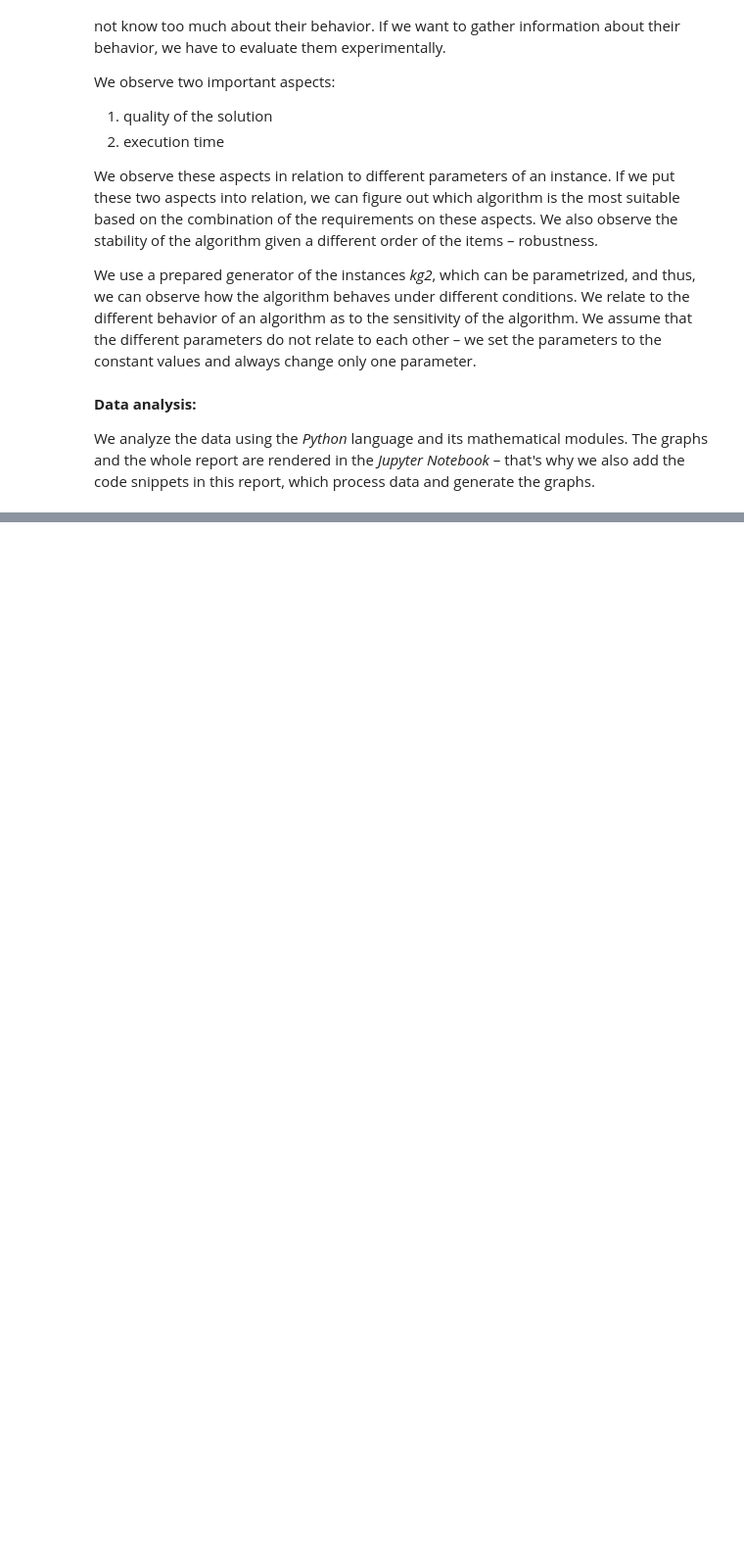
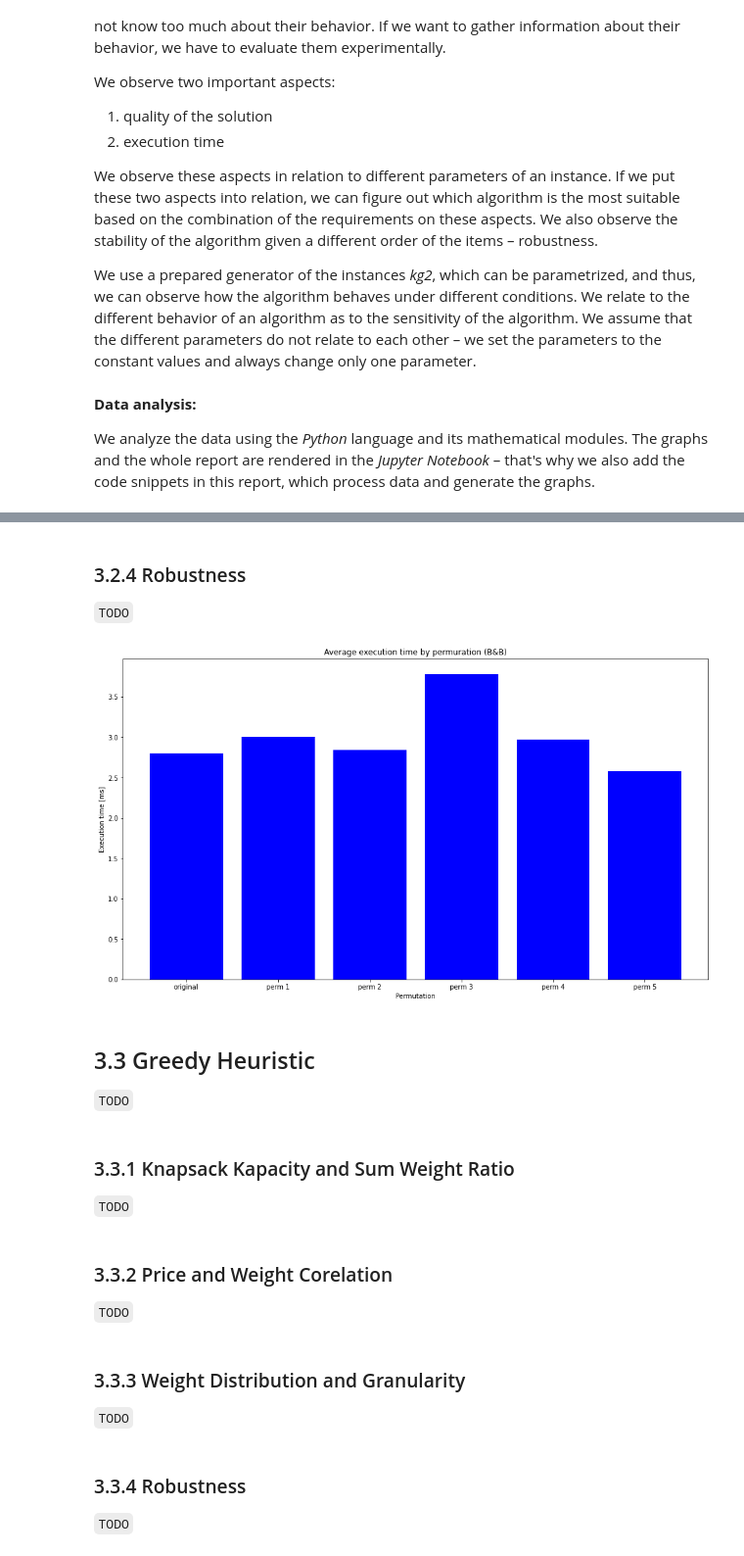
Before and after one commit to patrotom/combinatorial-optimization-problems, a Jupyter notebook: experimental_evaluation/notebooks/experimental_evaluation.ipynb, the cells around one changed output, grey strips where cells are left out. Shown at 98% size. Cells and saved outputs as stored; diff of their text form; code cells hidden in the pictures; blank space fills up the shorter version.

```diff
--- a/experimental_evaluation/notebooks/experimental_evaluation.ipynb
+++ b/experimental_evaluation/notebooks/experimental_evaluation.ipynb
@@ -218,0 +419,30 @@ Computer configuration:
+# %% [markdown]
+### 3.2.4 Robustness
+
+`TODO`
+# %%
+p_data = p_gen(gen_opts, "bb")
+plt = p_graph(p_data, "B&B")
+plt.show()
+# %% [output]
+[figure, added]
+# %% [markdown]
+## 3.3 Greedy Heuristic
+
+`TODO`
+# %% [markdown]
+### 3.3.1 Knapsack Kapacity and Sum Weight Ratio
+
+`TODO`
+# %% [markdown]
+### 3.3.2 Price and Weight Corelation
+
+`TODO`
+# %% [markdown]
+### 3.3.3 Weight Distribution and Granularity
+
+`TODO`
+# %% [markdown]
+### 3.3.4 Robustness
+
+`TODO`
```
Also changed, not shown: parts of 23 cells of this notebook, 3 other files.
